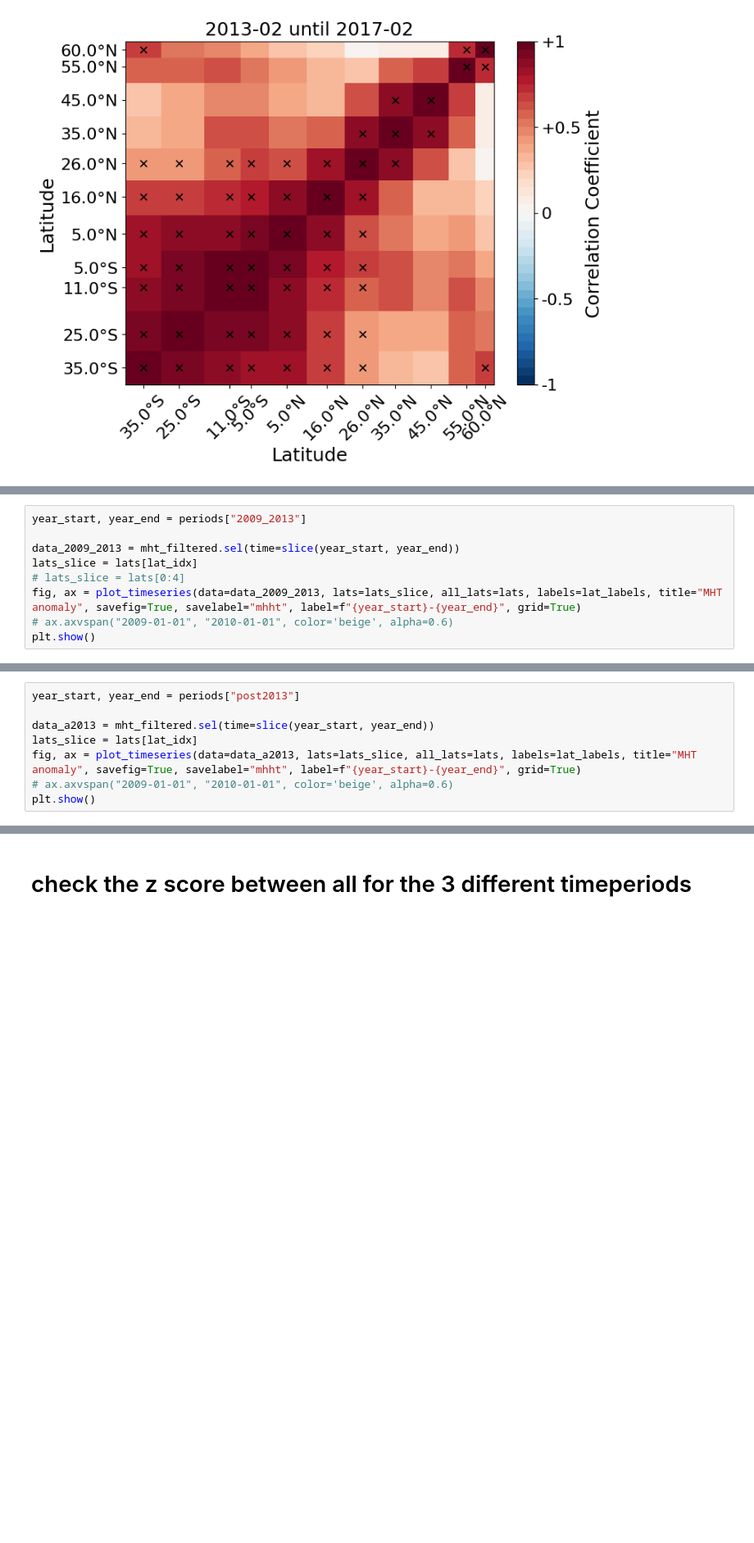
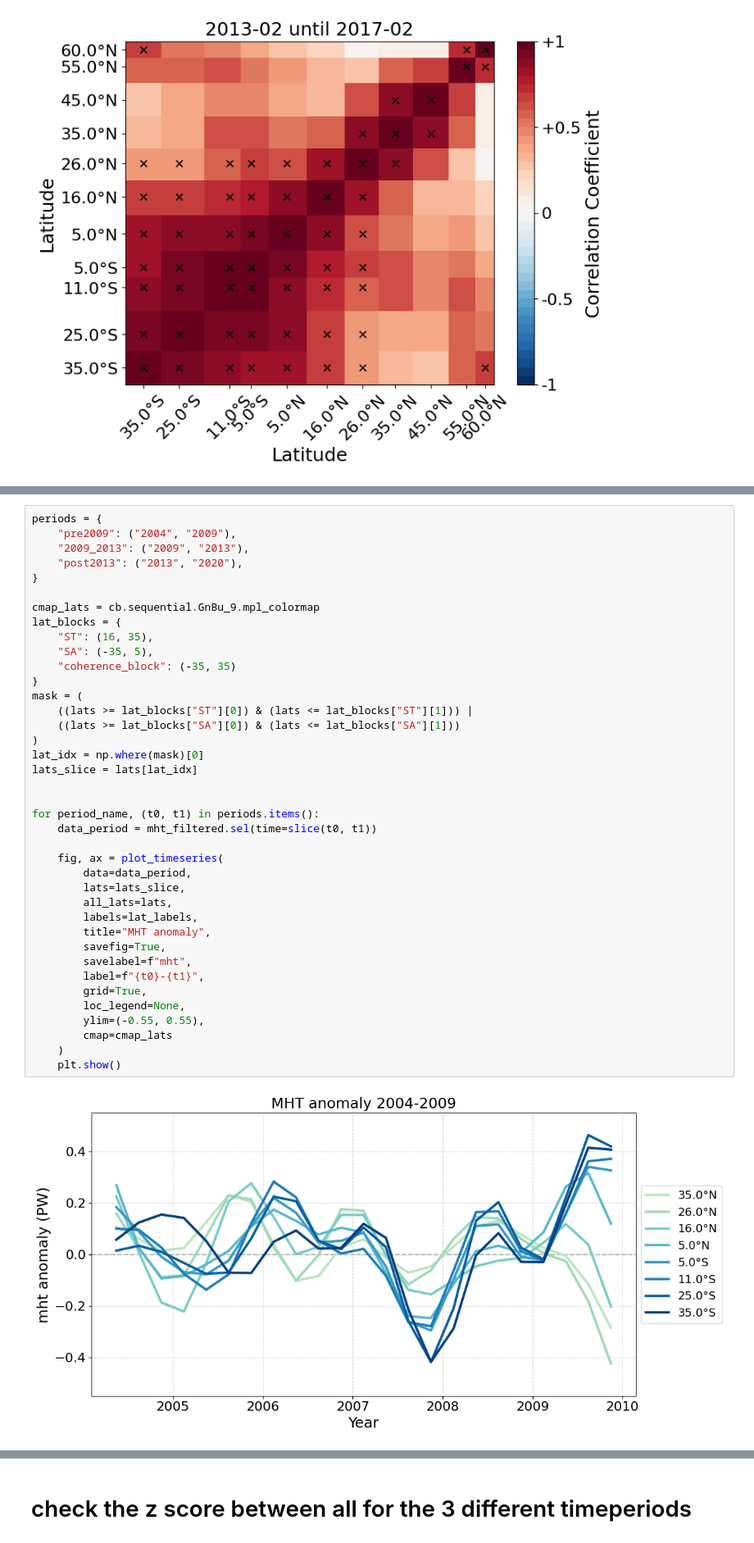
Before and after one commit to lea-dietz/masterthesis, a Jupyter notebook: coding/mht.ipynb, the cells around one changed output, grey strips where cells are left out. Shown at 82% size. Saved outputs shown, nothing was run; the diff lists cells and outputs as text; blank space fills up the shorter version.

```diff
--- a/coding/mht.ipynb
+++ b/coding/mht.ipynb
@@ -434,9 +436,0 @@ plt.show()
-# %%
-year_start, year_end = periods["2009_2013"]
-
-data_2009_2013 = mht_filtered.sel(time=slice(year_start, year_end))
-lats_slice = lats[lat_idx]
-# lats_slice = lats[0:4]
-fig, ax = plot_timeseries(data=data_2009_2013, lats=lats_slice, all_lats=lats, labels=lat_labels, title="MHT anomaly", savefig=True, savelabel="mhht", label=f"{year_start}-{year_end}", grid=True)
-# ax.axvspan("2009-01-01", "2010-01-01", color='beige', alpha=0.6)
-plt.show()
@@ -445,8 +436,0 @@ plt.show()
-# %%
-year_start, year_end = periods["post2013"]
-
-data_a2013 = mht_filtered.sel(time=slice(year_start, year_end))
-lats_slice = lats[lat_idx]
-fig, ax = plot_timeseries(data=data_a2013, lats=lats_slice, all_lats=lats, labels=lat_labels, title="MHT anomaly", savefig=True, savelabel="mhht", label=f"{year_start}-{year_end}", grid=True)
-# ax.axvspan("2009-01-01", "2010-01-01", color='beige', alpha=0.6)
-plt.show()
@@ -454,0 +439,41 @@ plt.show()
+# %%
+periods = {
+    "pre2009": ("2004", "2009"),
+    "2009_2013": ("2009", "2013"),
+    "post2013": ("2013", "2020"),
+}
+
+cmap_lats = cb.sequential.GnBu_9.mpl_colormap
+lat_blocks = {
+    "ST": (16, 35),
+    "SA": (-35, 5),
+    "coherence_block": (-35, 35)
+}
+mask = (
+    ((lats >= lat_blocks["ST"][0]) & (lats <= lat_blocks["ST"][1])) |
+    ((lats >= lat_blocks["SA"][0]) & (lats <= lat_blocks["SA"][1]))
+)
+lat_idx = np.where(mask)[0]
+lats_slice = lats[lat_idx]
+
+
+for period_name, (t0, t1) in periods.items():
+    data_period = mht_filtered.sel(time=slice(t0, t1))
+
+    fig, ax = plot_timeseries(
+        data=data_period,
+        lats=lats_slice,
+        all_lats=lats,
+        labels=lat_labels,
+        title="MHT anomaly",
+        savefig=True,
+        savelabel=f"mht",
+        label=f"{t0}-{t1}",
+        grid=True,
+        loc_legend=None,
+        ylim=(-0.55, 0.55),
+        cmap=cmap_lats
+    )
+    plt.show()
+# %% [output]
+[figure, added]
```
Also changed, not shown: parts of 43 cells of this notebook, 32 other files.
